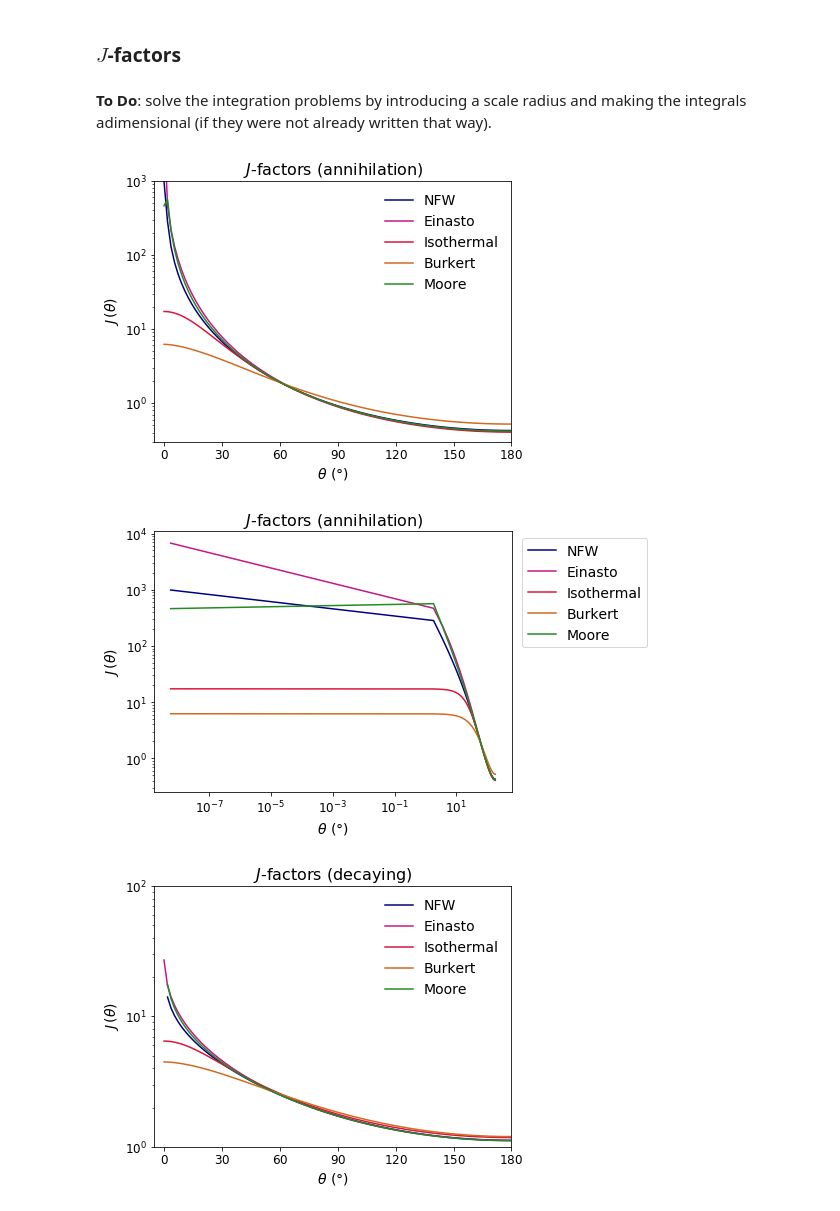
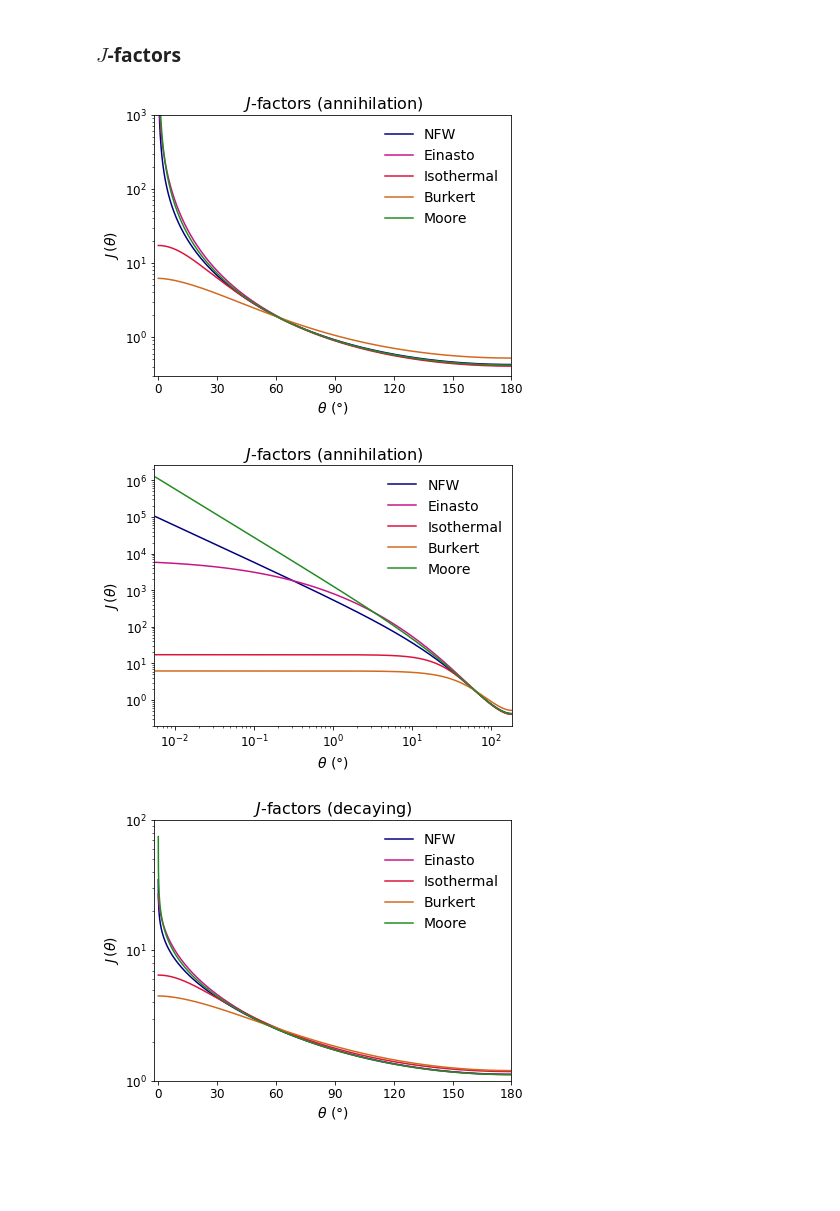
Before and after one commit to mpotto/astroph, a Jupyter notebook: assignments/dm-profiles-j-factors.ipynb, the cells around one changed output. Cells and saved outputs as stored; diff of their text form; code cells hidden in the pictures; blank space fills up the shorter version.

```diff
--- a/assignments/dm-profiles-j-factors.ipynb
+++ b/assignments/dm-profiles-j-factors.ipynb
@@ -92,7 +94,7 @@ plt.show()
 # %% [markdown]
 ### $J$-factors
 # %%
-thetas = np.linspace(1e-10, np.pi, 10**2)
+thetas = np.logspace(-4.5, 0, 10**3)*np.pi
 # %%
 def j_factors(angles, profile, category='annihilating'):
     if category == 'annihilating':
@@ -112,8 +114,6 @@ einasto_decay = j_factors(thetas, einasto, category='decaying')
 isothermal_decay = j_factors(thetas, isothermal, category='decaying')
 burkert_decay = j_factors(thetas, burkert, category='decaying')
 moore_decay = j_factors(thetas, moore, category='decaying')
-# %% [markdown]
-**To Do**: solve the integration problems by introducing a scale radius and making the integrals adimensional (if they were not already written that way).
 # %%
 thetas_deg = thetas*180.0/np.pi
 # %%
@@ -126,7 +126,7 @@ ax.plot(thetas_deg, moore_annih, color='forestgreen', label="Moore")
 
 ax.set_yscale('log')
 ax.set_ylim(0.3, 1e3)
-ax.set_xlim(-5, 180)
+ax.set_xlim(-2, 180)
 ax.set_xticks(np.arange(0, 181, 30))
 ax.set_xlabel(r"$\theta$ ($\degree$)")
 ax.set_ylabel(r"$J \, (\theta)$")
@@ -135,25 +135,26 @@ plt.title(r'$J$-factors (annihilation)')
 plt.legend(frameon=False, loc='upper right')
 plt.ticklabel_format(axis='x', style='plain')
 # %% [output]
-[figure, old version]
+[figure, new version]
 # %%
 fig, ax = plt.subplots()
 ax.plot(thetas_deg, nfw_annih, color='navy', label='NFW')
 ax.plot(thetas_deg, einasto_annih, color='mediumvioletred', label="Einasto")
 ax.plot(thetas_deg, isothermal_annih, color='crimson', label="Isothermal")
 ax.plot(thetas_deg, burkert_annih, color='chocolate', label="Burkert")
 ax.plot(thetas_deg, moore_annih, color='forestgreen', label="Moore")
 
 ax.set_yscale('log')
 ax.set_xscale('log')
 ax.set_xlabel(r"$\theta$ ($\degree$)")
 ax.set_ylabel(r"$J \, (\theta)$")
+ax.set_xlim(0.55e-2, 180)
 
 plt.title(r'$J$-factors (annihilation)')
-plt.legend(frameon=True,  bbox_to_anchor=(1.01, 1.0))
+plt.legend(frameon=False,  bbox_to_anchor=(1.01, 1.0))
 plt.show()
 # %% [output]
-[figure, old version]
+[figure, new version]
 # %%
 fig, ax = plt.subplots()
 ax.plot(thetas_deg, nfw_decay, color='navy', label='NFW')
@@ -163,7 +164,7 @@ ax.plot(thetas_deg, burkert_decay, color='chocolate', label='Burkert')
 ax.plot(thetas_deg, moore_decay, color='forestgreen', label='Moore')
 ax.set_yscale('log')
 ax.set_ylim(1, 1e2)
-ax.set_xlim(-5, 180)
+ax.set_xlim(-2, 180)
 ax.set_xticks(np.arange(0, 181, 30))
 ax.set_xlabel(r"$\theta$ ($\degree$)")
 ax.set_ylabel(r"$J \, (\theta)$")
@@ -171,5 +172,6 @@ ax.set_ylabel(r"$J \, (\theta)$")
 plt.title(r'$J$-factors (decaying)')
 plt.legend(frameon=False, loc='upper right')
 plt.ticklabel_format(axis='x', style='plain')
+plt.show()
 # %% [output]
-[figure, old version]
+[figure, new version]
```
Also changed, not shown: parts of 3 cells of this notebook.
